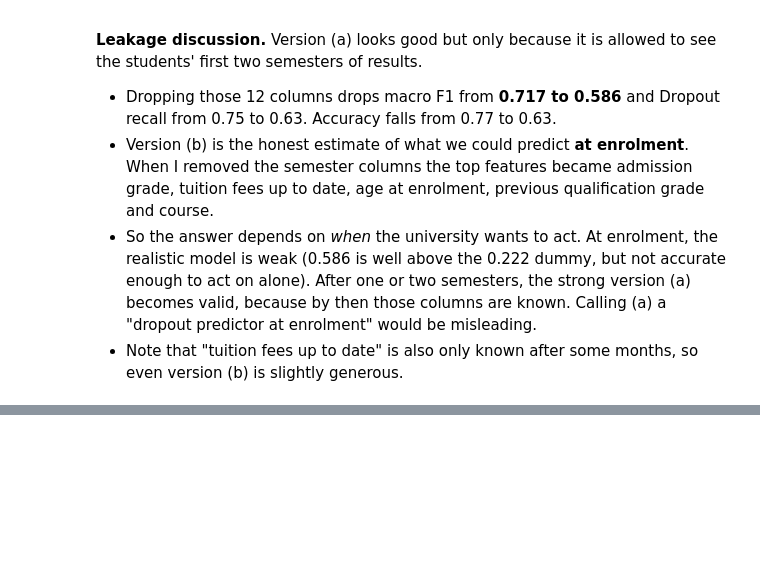
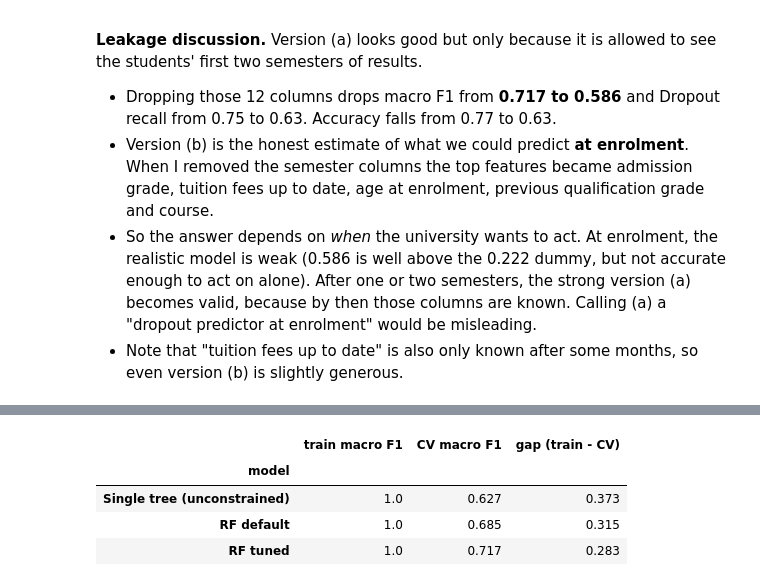
Before and after one commit to Mishiez/learning-patterns-ml, a Jupyter notebook: j1-supervised-unsupervised/notebooks/01_supervised_student_dropout.ipynb, the cells around one changed output, grey strips where cells are left out. Drawn from its saved outputs; the diff is of its cells as text; code cells hidden in the pictures; blank space fills up the shorter version.

```diff
--- a/j1-supervised-unsupervised/notebooks/01_supervised_student_dropout.ipynb
+++ b/j1-supervised-unsupervised/notebooks/01_supervised_student_dropout.ipynb
@@ -537,0 +636,20 @@ plt.show()
+# %%
+bv_models = [
+    ("Single tree (unconstrained)", DecisionTreeClassifier(random_state=42)),
+    ("RF default", RandomForestClassifier(random_state=42)),
+    ("RF tuned", search_all.best_estimator_),
+]
+
+bv_rows = []
+for name, model in bv_models:
+    train_f1, cv_f1 = train_and_cv_f1(model, X_train)
+    bv_rows.append({"model": name, "train macro F1": train_f1, "CV macro F1": cv_f1,
+                    "gap (train - CV)": train_f1 - cv_f1})
+bias_variance = pd.DataFrame(bv_rows).set_index("model").round(3)
+bias_variance
+# %% [output]
+|  | train macro F1 | CV macro F1 | gap (train - CV) |
+| model |  |  |  |
+| Single tree (unconstrained) | 1.0 | 0.627 | 0.373 |
+| RF default | 1.0 | 0.685 | 0.315 |
+| RF tuned | 1.0 | 0.717 | 0.283 |
```
Also changed, not shown: parts of 9 cells of this notebook, 2 other files.
